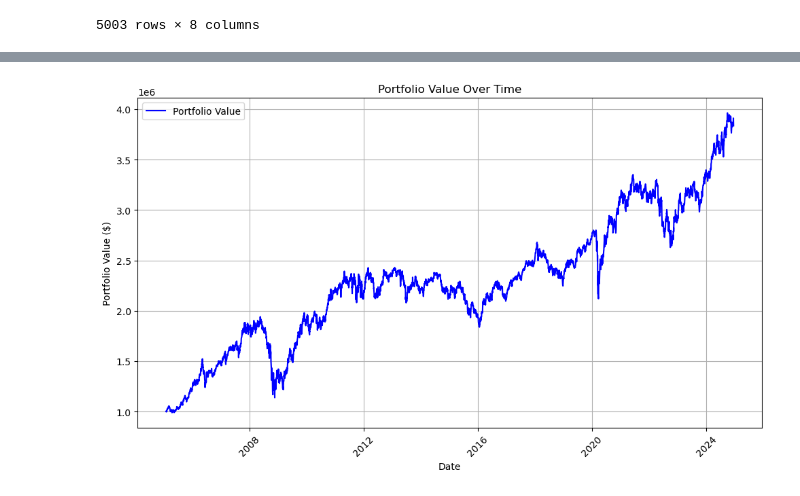
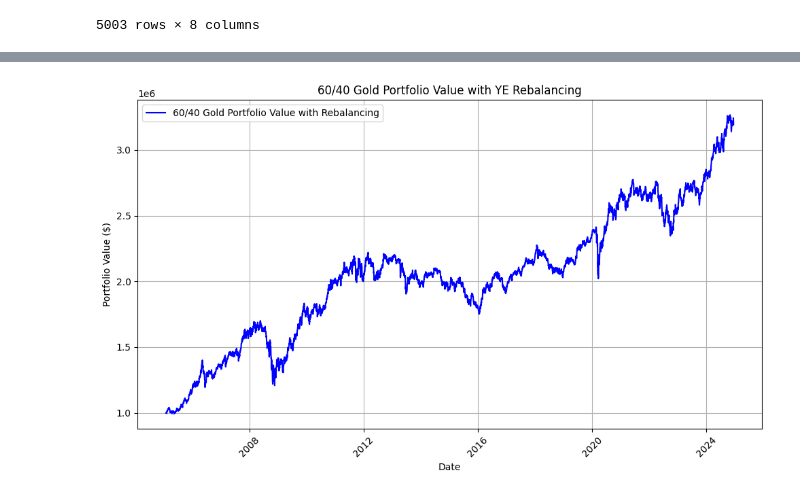
Before and after one commit to plaishev/asset_mgmt_seminar, a Jupyter notebook: 60_Equity_40_Gold.ipynb, the cells around one changed output, grey strips where cells are left out. Cells and saved outputs as stored; diff of their text form; code cells hidden in the pictures.

Commit message:
MG finished 60/40 Gold ver 1.0

```diff
--- a/60_Equity_40_Gold.ipynb
+++ b/60_Equity_40_Gold.ipynb
@@ -171,22 +165,88 @@ Length: 5003, dtype: float64
 # %%
-# Initial investment
-initial_investment = 1000000  # 1 million
+#### 60/40 Gold Rebalancing Portfolio Construction ####
 
-# Calculate portfolio value over time
-portfolio_value = initial_investment * (1 + cumulative_return)
+# Define rebalancing frequency
+n_frequency_rebalancing = 'YE'  # 'ME' = monthly, 'QE' = quarterly, 'YE' = yearly
+
+# Define asset-class weights
+asset_class_weights_rebalancing = {
+    'equities': 0.6,
+    'bonds': 0.0,
+    'gold': 0.4,
+}
+
+# Equity and bond sub-weights
+equity_weights_rebalancing = {
+    'Japan': 0.12,
+    'APACxJapan': 0.12,
+    'Europe': 0.12,
+    'LatAm': 0.12,
+    'US': 0.12,
+}
+bond_weights_rebalancing = {
+    'T-Bills_7_10': 0.0,
+    'T-Bills_20': 0.0,
+}
+
+# Determine rebalancing dates
+rebal_dates_rebalancing = returns.resample(n_frequency_rebalancing).last().index
+aligned_rebal_dates = returns.index.get_indexer(rebal_dates_rebalancing, method='nearest')
+rebal_dates_rebalancing = returns.index[aligned_rebal_dates]
+
+# Initialize daily portfolio value
+initial_investment_rebalancing = 1_000_000
+portfolio_value_rebalancing = pd.Series(index=returns.index, dtype=float)
+portfolio_value_rebalancing.iloc[0] = initial_investment_rebalancing
+
+# Initialize weights
+current_weights = pd.Series(0.0, index=returns.columns)
+current_weights.update(pd.Series(equity_weights_rebalancing).mul(asset_class_weights_rebalancing['equities']))
+current_weights.update(pd.Series(bond_weights_rebalancing).mul(asset_class_weights_rebalancing['bonds']))
+current_weights['Gold'] = asset_class_weights_rebalancing['gold']
+
+# Portfolio rebalancing loop
+for i in range(len(rebal_dates_rebalancing)):
+    this_rebal_date = rebal_dates_rebalancing[i]
+
+    # Update weights on rebalancing dates
+    if i == 0:
+        prev_rebal_date = portfolio_value_rebalancing.index[0]
+    else:
+        prev_rebal_date = rebal_dates_rebalancing[i - 1]
+
+    daily_index_slice = portfolio_value_rebalancing.index[
+        (portfolio_value_rebalancing.index >= prev_rebal_date) &
+        (portfolio_value_rebalancing.index <= this_rebal_date)
+    ]
+
+    for d in range(1, len(daily_index_slice)):
+        today = daily_index_slice[d]
+        yesterday = daily_index_slice[d - 1]
+        daily_return = (returns.loc[today] * current_weights).sum()
+        portfolio_value_rebalancing.loc[today] = portfolio_value_rebalancing.loc[yesterday] * (1 + daily_return)
+
+    # Rebalance weights at the end of this period
+    if i < len(rebal_dates_rebalancing) - 1:
+        current_weights.update(pd.Series(equity_weights_rebalancing).mul(asset_class_weights_rebalancing['equities']))
+        current_weights.update(pd.Series(bond_weights_rebalancing).mul(asset_class_weights_rebalancing['bonds']))
+        current_weights['Gold'] = asset_class_weights_rebalancing['gold']
+
+# Ensure the portfolio value has daily entries
+portfolio_value_rebalancing.ffill(inplace=True)
 
 # Plot the portfolio value
 plt.figure(figsize=(10, 6))
-plt.plot(portfolio_value, label='Portfolio Value', color='blue')
-plt.title('Portfolio Value Over Time')
+plt.plot(portfolio_value_rebalancing, label='60/40 Gold Portfolio Value with Rebalancing', color='blue')
+plt.title(f'60/40 Gold Portfolio Value with {n_frequency_rebalancing} Rebalancing')
 plt.xlabel('Date')
 plt.ylabel('Portfolio Value ($)')
 plt.legend()
 plt.grid(True)
 plt.xticks(rotation=45)
 plt.tight_layout()
 plt.show()
 
-print(f"Final Portfolio Value: ${portfolio_value.iloc[-1]:,.2f}")
+# Print final portfolio value
+print(f"Final Portfolio Value (Rebalancing): ${portfolio_value_rebalancing.iloc[-1]:,.2f}")
 # %% [output]
-[figure, old version]
+[figure, new version]
```
Also changed, not shown: parts of 11 cells of this notebook.
